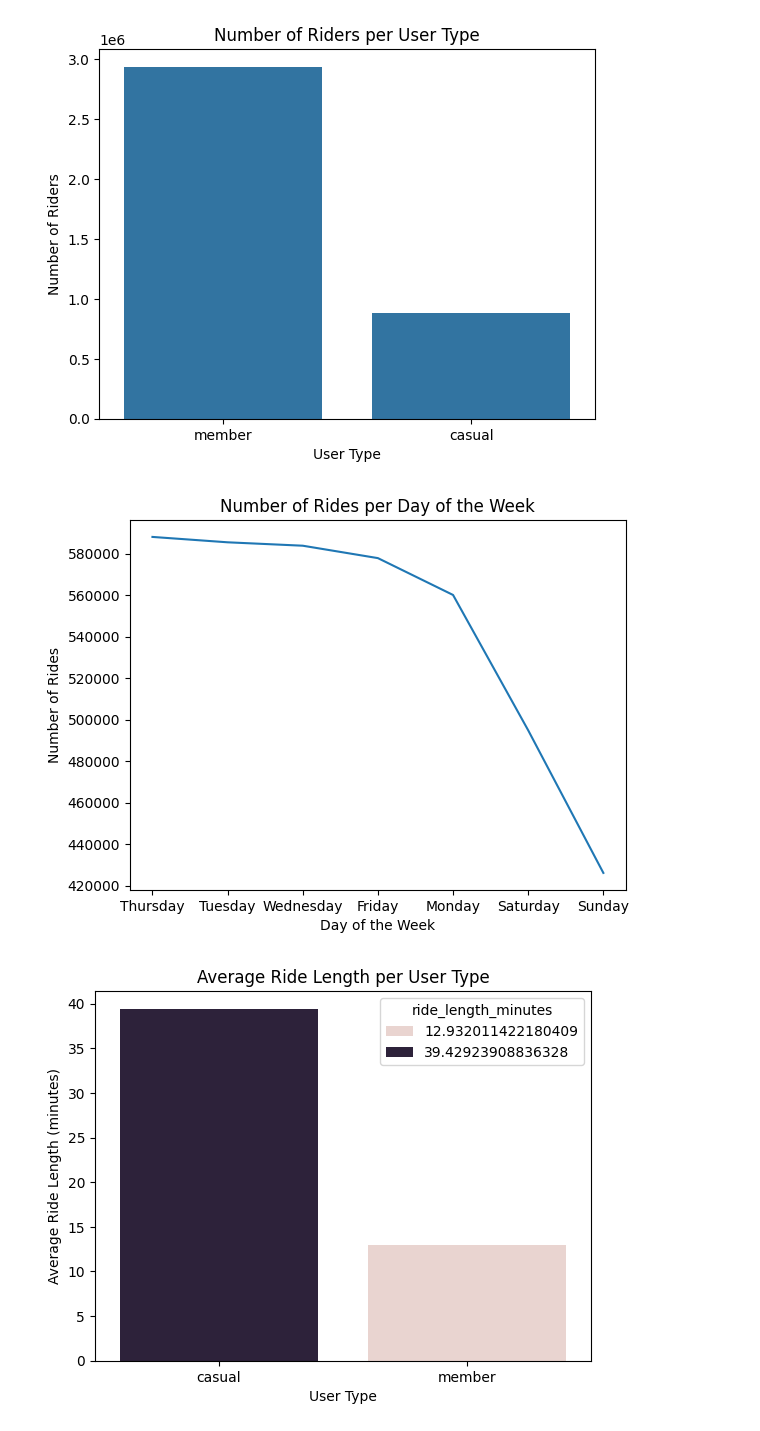
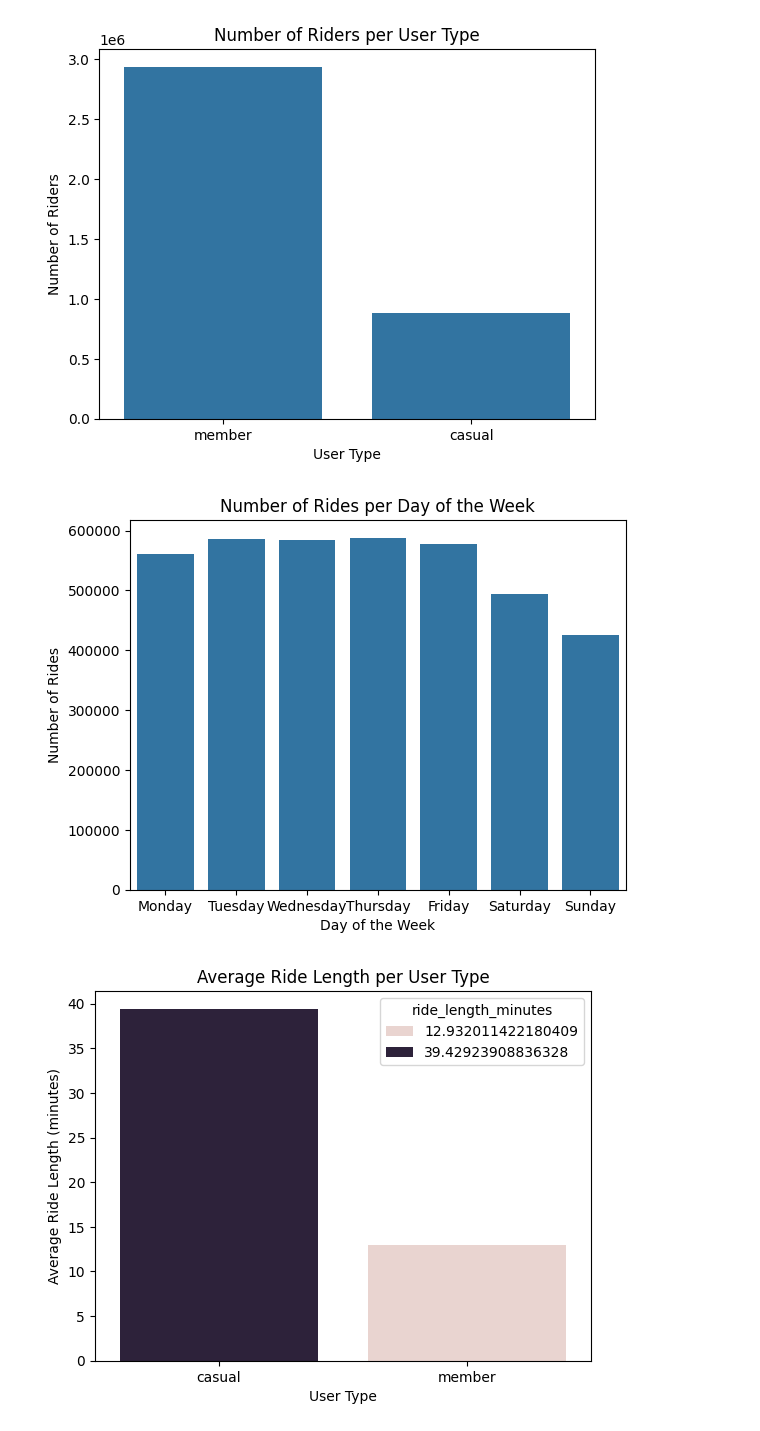
Before and after one commit to hrishav398/cyclistic-bike-share-analysis, a Jupyter notebook: Case_Study_1.ipynb, the cells around one changed output. Drawn from its saved outputs; the diff is of its cells as text; code cells hidden in the pictures.

```diff
--- a/Case_Study_1.ipynb
+++ b/Case_Study_1.ipynb
@@ -215,6 +215,17 @@ Wednesday has an average ride length of 16.319 minutes
 Thursday has an average ride length of 16.905 minutes
 Friday has an average ride length of 17.938 minutes
 Saturday has an average ride length of 25.836 minutes
+# %%
+#rides per day of the week
+day_of_week_count = all_2019_filtered['day_of_week'].value_counts().reset_index()
+day_of_week_count.columns = ['day_of_week', 'ride_count']
+
+# Order  of days
+days_order = ['Monday', 'Tuesday', 'Wednesday', 'Thursday', 'Friday', 'Saturday', 'Sunday']
+day_of_week_count['day_of_week'] = pd.Categorical(day_of_week_count['day_of_week'], categories=days_order, ordered=True)
+
+# Sort weekday
+day_of_week_count = day_of_week_count.sort_values('day_of_week')
 # %%
 #Ride count according to starting station
 starting_station_count = all_2019_filtered['from_station_name'].value_counts()
@@ -264,14 +275,16 @@ plt.show()
 # %% [output]
 [figure]
 # %%
-sns.lineplot(x=day_of_week_count.index, y=day_of_week_count.values)
-#sns.barplot(x=day_of_week_count.index, y=day_of_week_count.values)
+
+# Plot
+sns.barplot(x='day_of_week', y='ride_count', data=day_of_week_count)
 plt.title('Number of Rides per Day of the Week')
 plt.xlabel('Day of the Week')
 plt.ylabel('Number of Rides')
+
 plt.show()
 # %% [output]
-[figure, old version]
+[figure, new version]
 # %%
 sns.barplot(x='usertype', y='ride_length_minutes',hue='ride_length_minutes', data=m_c_avg)
 plt.title('Average Ride Length per User Type')
```
